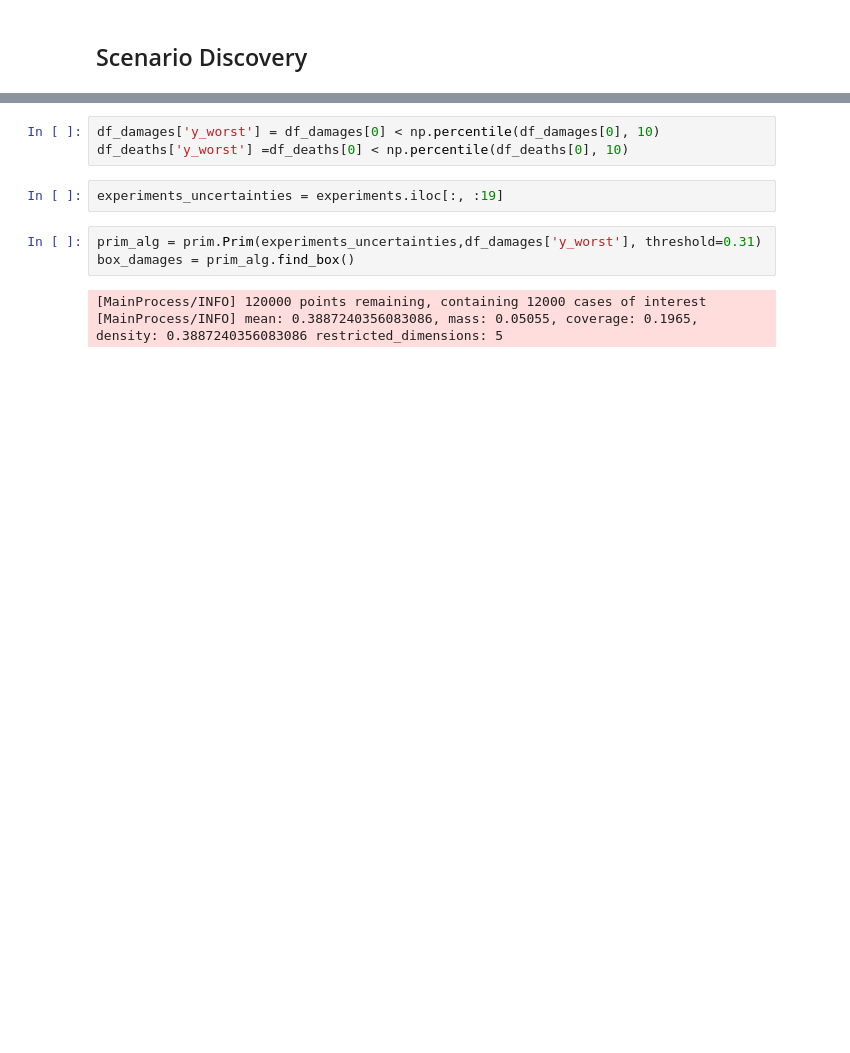
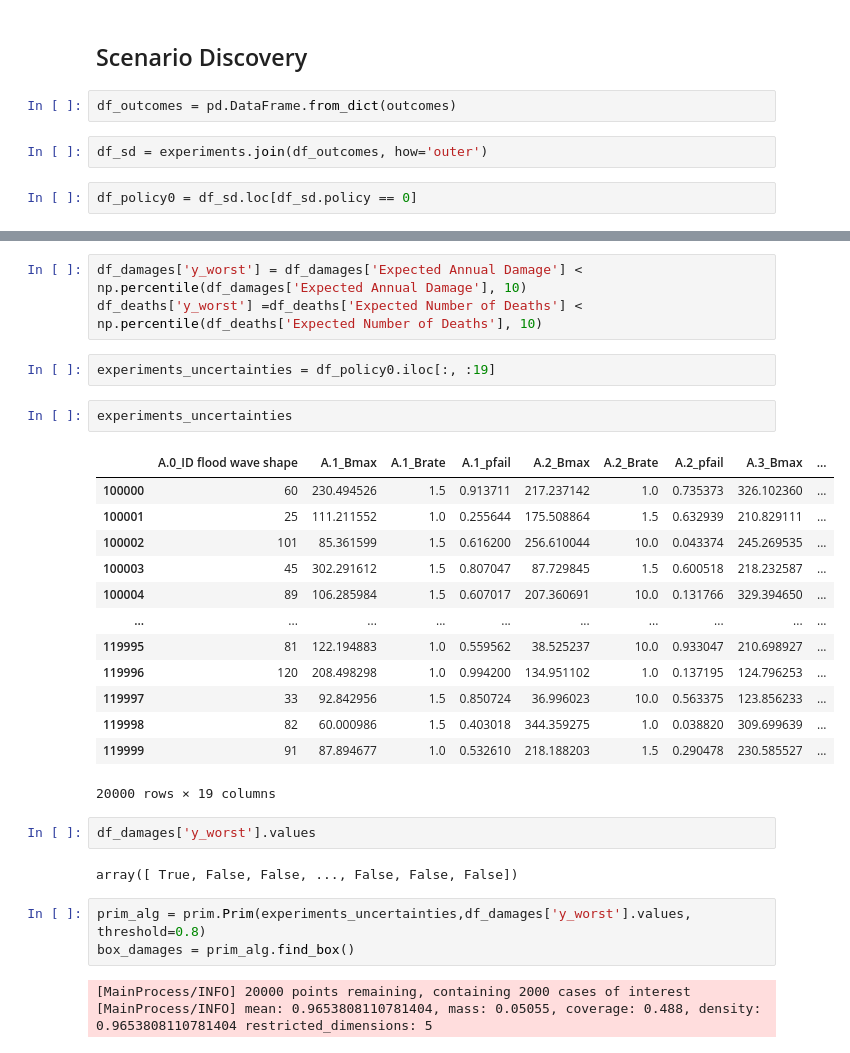
Before and after one commit to jeroenvantil/epa141A_open, a Jupyter notebook: final assignment/3.4 MORDM_reference.ipynb, the cells around one changed output, grey strips where cells are left out. Saved outputs shown, nothing was run; the diff lists cells and outputs as text; blank space fills up the shorter version.

```diff
--- a/final assignment/3.4 MORDM_reference.ipynb
+++ b/final assignment/3.4 MORDM_reference.ipynb
@@ -411,3 +411,9 @@ The maximum regret paints a different picture than the signal-to-noise ratio, al
 # %% [markdown]
 ## Scenario Discovery
+# %%
+df_outcomes = pd.DataFrame.from_dict(outcomes)
+# %%
+df_sd = experiments.join(df_outcomes, how='outer')
+# %%
+df_policy0 = df_sd.loc[df_sd.policy == 0]
 # %%
@@ -428,14 +438,34 @@ outcomes
 # %%
-df_damages['y_worst'] = df_damages[0] < np.percentile(df_damages[0], 10)
-df_deaths['y_worst'] =df_deaths[0] < np.percentile(df_deaths[0], 10)
+df_damages['y_worst'] = df_damages['Expected Annual Damage'] < np.percentile(df_damages['Expected Annual Damage'], 10)
+df_deaths['y_worst'] =df_deaths['Expected Number of Deaths'] < np.percentile(df_deaths['Expected Number of Deaths'], 10)
 # %%
-experiments_uncertainties = experiments.iloc[:, :19]
+experiments_uncertainties = df_policy0.iloc[:, :19]
+# %%
+experiments_uncertainties
+# %% [output]
+|  | A.0_ID flood wave shape | A.1_Bmax | A.1_Brate | A.1_pfail | A.2_Bmax | A.2_Brate | A.2_pfail | A.3_Bmax | ... |
+| 100000 | 60 | 230.494526 | 1.5 | 0.913711 | 217.237142 | 1.0 | 0.735373 | 326.102360 | ... |
+| 100001 | 25 | 111.211552 | 1.0 | 0.255644 | 175.508864 | 1.5 | 0.632939 | 210.829111 | ... |
+| 100002 | 101 | 85.361599 | 1.5 | 0.616200 | 256.610044 | 10.0 | 0.043374 | 245.269535 | ... |
+| 100003 | 45 | 302.291612 | 1.5 | 0.807047 | 87.729845 | 1.5 | 0.600518 | 218.232587 | ... |
+| 100004 | 89 | 106.285984 | 1.5 | 0.607017 | 207.360691 | 10.0 | 0.131766 | 329.394650 | ... |
+| ... | ... | ... | ... | ... | ... | ... | ... | ... | ... |
+| 119995 | 81 | 122.194883 | 1.0 | 0.559562 | 38.525237 | 10.0 | 0.933047 | 210.698927 | ... |
+| 119996 | 120 | 208.498298 | 1.0 | 0.994200 | 134.951102 | 1.0 | 0.137195 | 124.796253 | ... |
+| 119997 | 33 | 92.842956 | 1.5 | 0.850724 | 36.996023 | 10.0 | 0.563375 | 123.856233 | ... |
+| 119998 | 82 | 60.000986 | 1.5 | 0.403018 | 344.359275 | 1.0 | 0.038820 | 309.699639 | ... |
+| 119999 | 91 | 87.894677 | 1.0 | 0.532610 | 218.188203 | 1.5 | 0.290478 | 230.585527 | ... |
+20000 rows × 19 columns
+# %%
+df_damages['y_worst'].values
+# %% [output]
+array([ True, False, False, ..., False, False, False])
 # %%
-prim_alg = prim.Prim(experiments_uncertainties,df_damages['y_worst'], threshold=0.31)
+prim_alg = prim.Prim(experiments_uncertainties,df_damages['y_worst'].values, threshold=0.8)
 box_damages = prim_alg.find_box()
 # %% [output]
-[MainProcess/INFO] 120000 points remaining, containing 12000 cases of interest
-[MainProcess/INFO] mean: 0.3887240356083086, mass: 0.05055, coverage: 0.1965, density: 0.3887240356083086 restricted_dimensions: 5
+[MainProcess/INFO] 20000 points remaining, containing 2000 cases of interest
+[MainProcess/INFO] mean: 0.9653808110781404, mass: 0.05055, coverage: 0.488, density: 0.9653808110781404 restricted_dimensions: 5
 # %%
 box_damages.show_tradeoff(annotated=True)
 plt.show()
```
Also changed, not shown: parts of 11 cells of this notebook.
